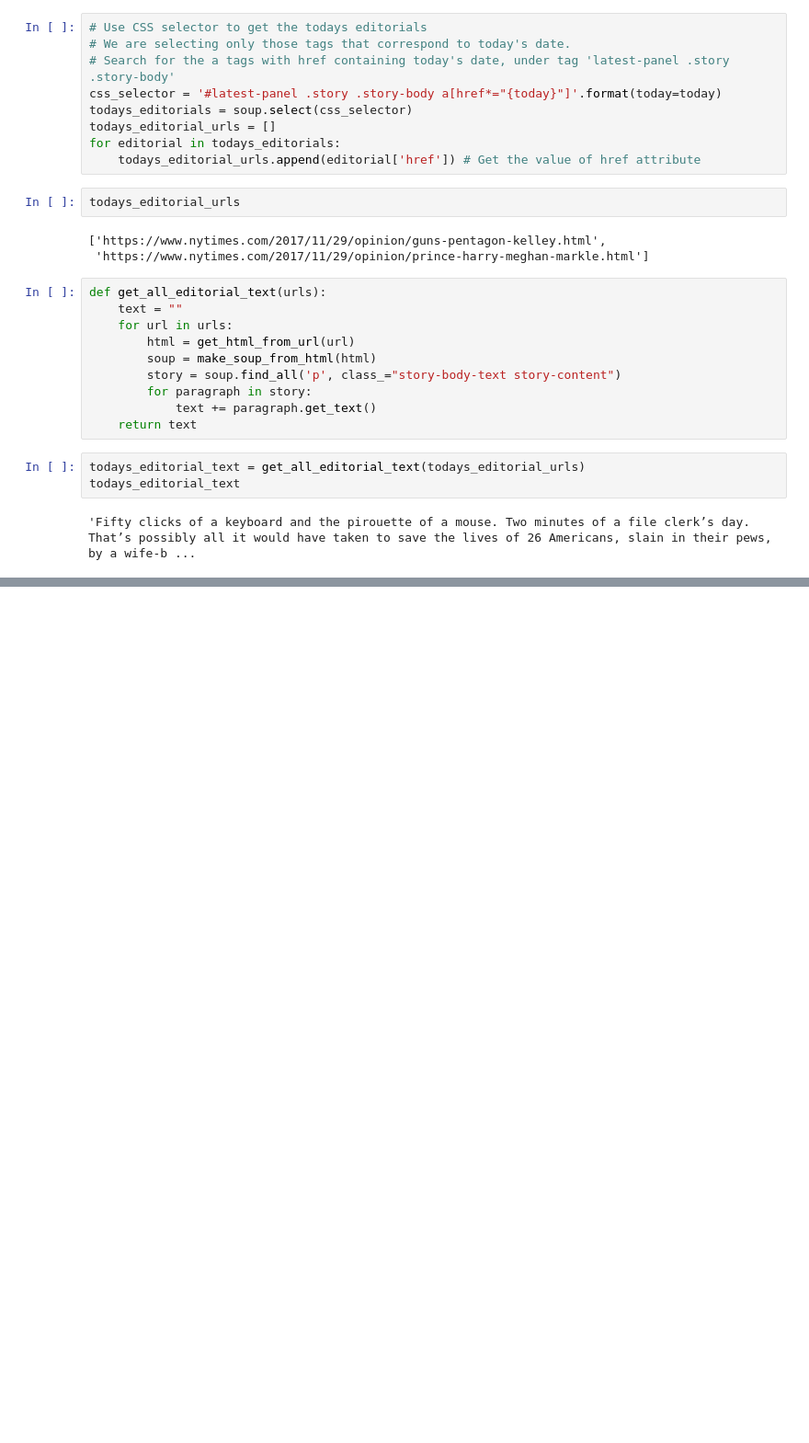
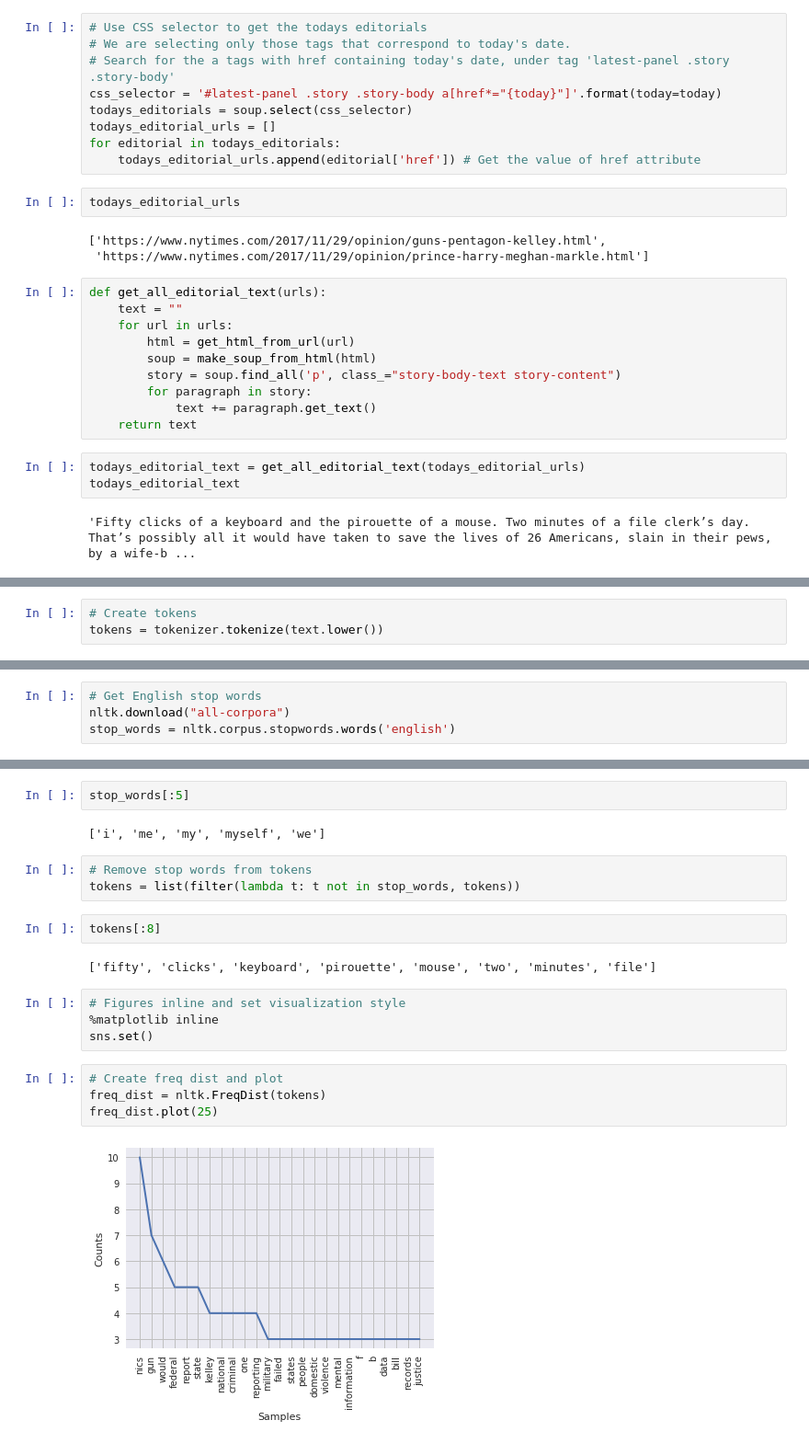
Before and after one commit to nitin-cherian/editorial-word-frequency, a Jupyter notebook: editorial_word_frequency.ipynb, the cells around one changed output, grey strips where cells are left out. Shown: that part at 92% size. Saved outputs shown, nothing was run; the diff lists cells and outputs as text; blank space fills up the shorter version.

Commit message:
Tokenize today's editorial text and plot the word frequency

```diff
--- a/editorial_word_frequency.ipynb
+++ b/editorial_word_frequency.ipynb
@@ -60,0 +70,3 @@ todays_editorial_text
+# %%
+# Create tokens
+tokens = tokenizer.tokenize(text.lower())
@@ -60,0 +77,4 @@ todays_editorial_text
+# %%
+# Get English stop words
+nltk.download("all-corpora")
+stop_words = nltk.corpus.stopwords.words('english')
@@ -60,0 +99,21 @@ todays_editorial_text
+# %%
+stop_words[:5]
+# %% [output]
+['i', 'me', 'my', 'myself', 'we']
+# %%
+# Remove stop words from tokens
+tokens = list(filter(lambda t: t not in stop_words, tokens))
+# %%
+tokens[:8]
+# %% [output]
+['fifty', 'clicks', 'keyboard', 'pirouette', 'mouse', 'two', 'minutes', 'file']
+# %%
+# Figures inline and set visualization style
+%matplotlib inline
+sns.set()
+# %%
+# Create freq dist and plot
+freq_dist = nltk.FreqDist(tokens)
+freq_dist.plot(25)
+# %% [output]
+[figure, added]
```
Also changed, not shown: parts of 5 cells of this notebook, 2 other files.
